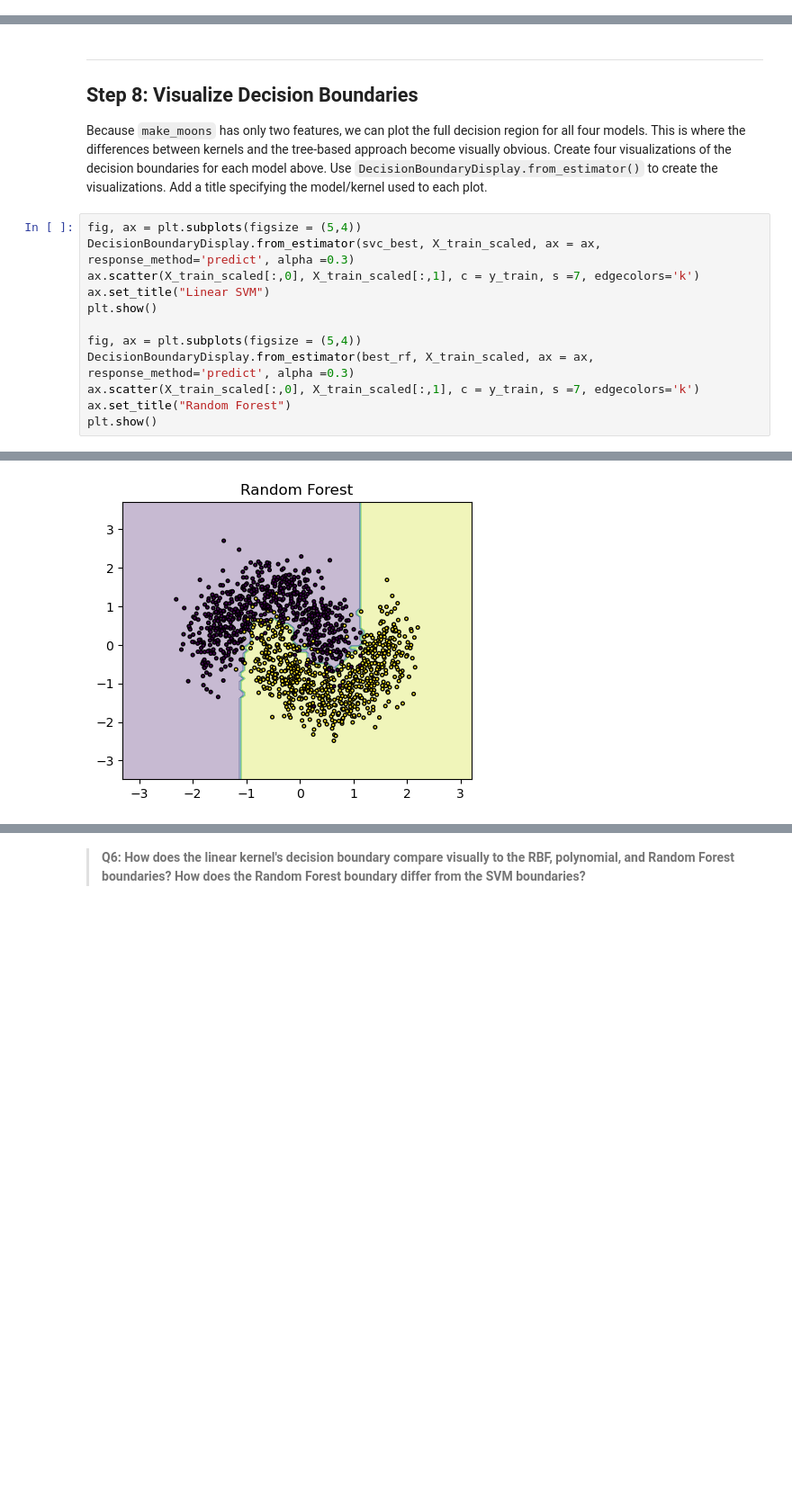
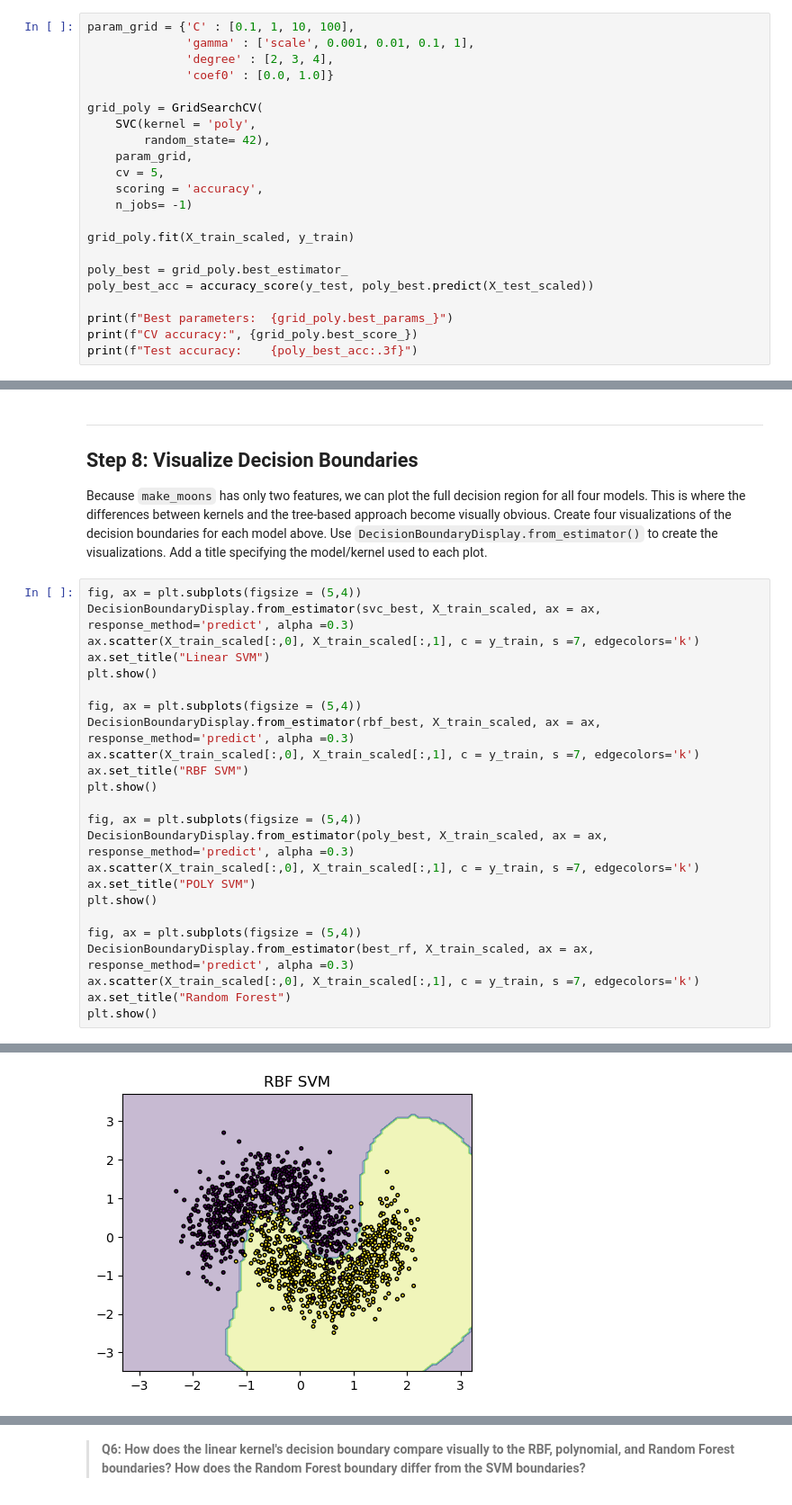
Before and after one commit to sofiiir/eds232-labs, a Jupyter notebook: week8/lab8.ipynb, the cells around one changed output, grey strips where cells are left out. Shown at 90% size. Cells and saved outputs as stored; diff of their text form; blank space fills up the shorter version.

```diff
--- a/week8/lab8.ipynb
+++ b/week8/lab8.ipynb
@@ -179,3 +208,25 @@ Using `GridSearchCV` with 5-fold cross-validation and `random_state = 42`, searc
 `gamma`: 'scale', 0.001, 0.01, 0.1, 1
 `degree`: 2, 3, 4
 `coef0`: 0.0, 1.0
+# %%
+param_grid = {'C' : [0.1, 1, 10, 100],
+              'gamma' : ['scale', 0.001, 0.01, 0.1, 1],
+              'degree' : [2, 3, 4],
+              'coef0' : [0.0, 1.0]}
+
+grid_poly = GridSearchCV(
+    SVC(kernel = 'poly',
+        random_state= 42),
+    param_grid,
+    cv = 5,
+    scoring = 'accuracy',
+    n_jobs= -1)
+
+grid_poly.fit(X_train_scaled, y_train)
+
+poly_best = grid_poly.best_estimator_
+poly_best_acc = accuracy_score(y_test, poly_best.predict(X_test_scaled))
+
+print(f"Best parameters:  {grid_poly.best_params_}")
+print(f"CV accuracy:", {grid_poly.best_score_})
+print(f"Test accuracy:    {poly_best_acc:.3f}")
@@ -280,15 +345,27 @@ Because `make_moons` has only two features, we can plot the full decision region
 # %%
 fig, ax = plt.subplots(figsize = (5,4))
 DecisionBoundaryDisplay.from_estimator(svc_best, X_train_scaled, ax = ax, response_method='predict', alpha =0.3)
 ax.scatter(X_train_scaled[:,0], X_train_scaled[:,1], c = y_train, s =7, edgecolors='k')
 ax.set_title("Linear SVM")
 plt.show()
 
 fig, ax = plt.subplots(figsize = (5,4))
+DecisionBoundaryDisplay.from_estimator(rbf_best, X_train_scaled, ax = ax, response_method='predict', alpha =0.3)
+ax.scatter(X_train_scaled[:,0], X_train_scaled[:,1], c = y_train, s =7, edgecolors='k')
+ax.set_title("RBF SVM")
+plt.show()
+
+fig, ax = plt.subplots(figsize = (5,4))
+DecisionBoundaryDisplay.from_estimator(poly_best, X_train_scaled, ax = ax, response_method='predict', alpha =0.3)
+ax.scatter(X_train_scaled[:,0], X_train_scaled[:,1], c = y_train, s =7, edgecolors='k')
+ax.set_title("POLY SVM")
+plt.show()
+
+fig, ax = plt.subplots(figsize = (5,4))
 DecisionBoundaryDisplay.from_estimator(best_rf, X_train_scaled, ax = ax, response_method='predict', alpha =0.3)
 ax.scatter(X_train_scaled[:,0], X_train_scaled[:,1], c = y_train, s =7, edgecolors='k')
 ax.set_title("Random Forest")
 plt.show()
 # %% [output]
 [figure]
-[figure, old version]
+[figure, new version]
```
Also changed, not shown: parts of 16 cells of this notebook.
